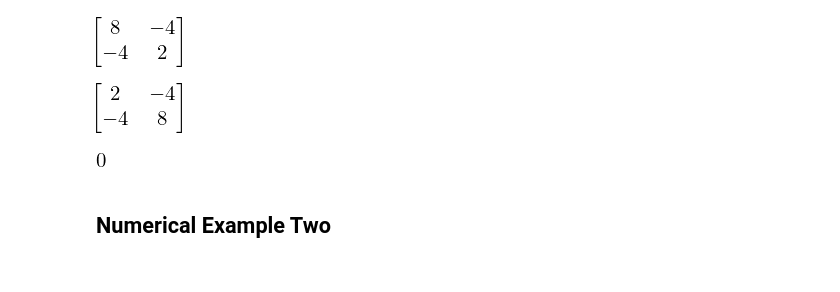
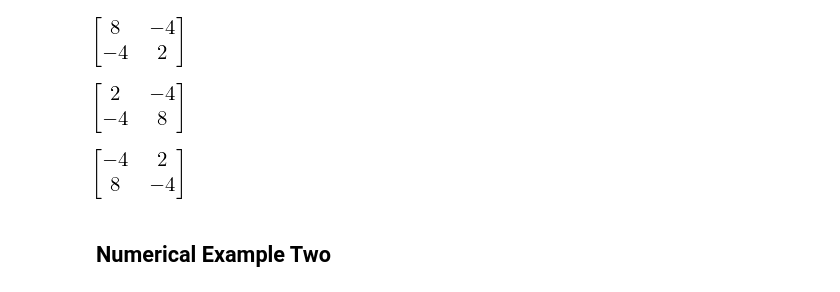
Before and after one commit to Nikoleta-v3/resultant-theory, a Jupyter notebook: notebooks/Bezout and Dixon.ipynb, the cells around one changed output. Saved outputs shown, nothing was run; the diff lists cells and outputs as text; code cells hidden in the pictures.

```diff
--- a/notebooks/Bezout and Dixon.ipynb
+++ b/notebooks/Bezout and Dixon.ipynb
@@ -48,5 +48,5 @@ bezout.cayley_bezout_matrix(p, q, x)
 Numerical Example One
 ---------------------
 # %%
-f = sym.lambdify(x, x ** 2 - 5 * x + 6)
-g = sym.lambdify(x, x ** 2 - 3 * x + 2)
+p = sym.lambdify(x, x ** 2 - 5 * x + 6)
+q = sym.lambdify(x, x ** 2 - 3 * x + 2)
@@ -59,9 +76,9 @@ subresultants_qq_zz.bezout(f(x), g(x), x, method='prs')
 # %% [output]
 [figure]
 # %%
-bezout.cayley_bezout_matrix(f, g, x).det()
+bezout.cayley_bezout_matrix(p, q, x)
 # %% [output]
-[figure, old version]
+[figure, new version]
 # %% [markdown]
 Numerical Example Two
 ---------------------
```
Also changed, not shown: parts of 10 cells of this notebook, 2 other files.
